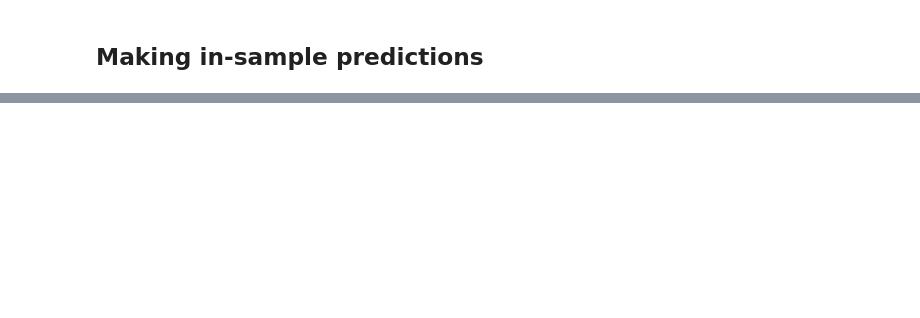
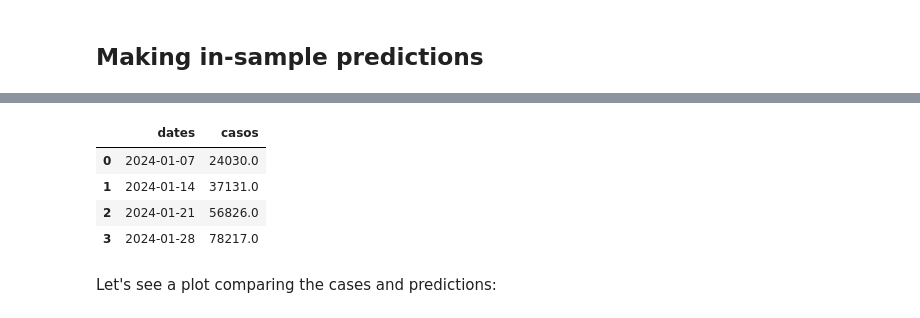
Before and after one commit to Mosqlimate-project/sprint-template, a Jupyter notebook: Demo Notebooks/Python demo.ipynb, the cells around one changed output, grey strips where cells are left out. Saved outputs shown, nothing was run; the diff lists cells and outputs as text; code cells hidden in the pictures; blank space fills up the shorter version.

```diff
--- a/Demo Notebooks/Python demo.ipynb
+++ b/Demo Notebooks/Python demo.ipynb
@@ -110,0 +211,12 @@ pred_JSON = {
+# %%
+df_true = df.loc[(df.index >= '2024-01-07') & (df.index <= '2024-01-28')].rename(columns = {'y':'casos'})
+
+df_true.reset_index(inplace = True)
+
+df_true
+# %% [output]
+|  | dates | casos |
+| 0 | 2024-01-07 | 24030.0 |
+| 1 | 2024-01-14 | 37131.0 |
+| 2 | 2024-01-21 | 56826.0 |
+| 3 | 2024-01-28 | 78217.0 |
@@ -110,0 +227,2 @@ pred_JSON = {
+# %% [markdown]
+Let's see a plot comparing the cases and predictions:
```
Also changed, not shown: parts of 34 cells of this notebook, 1 other file.
